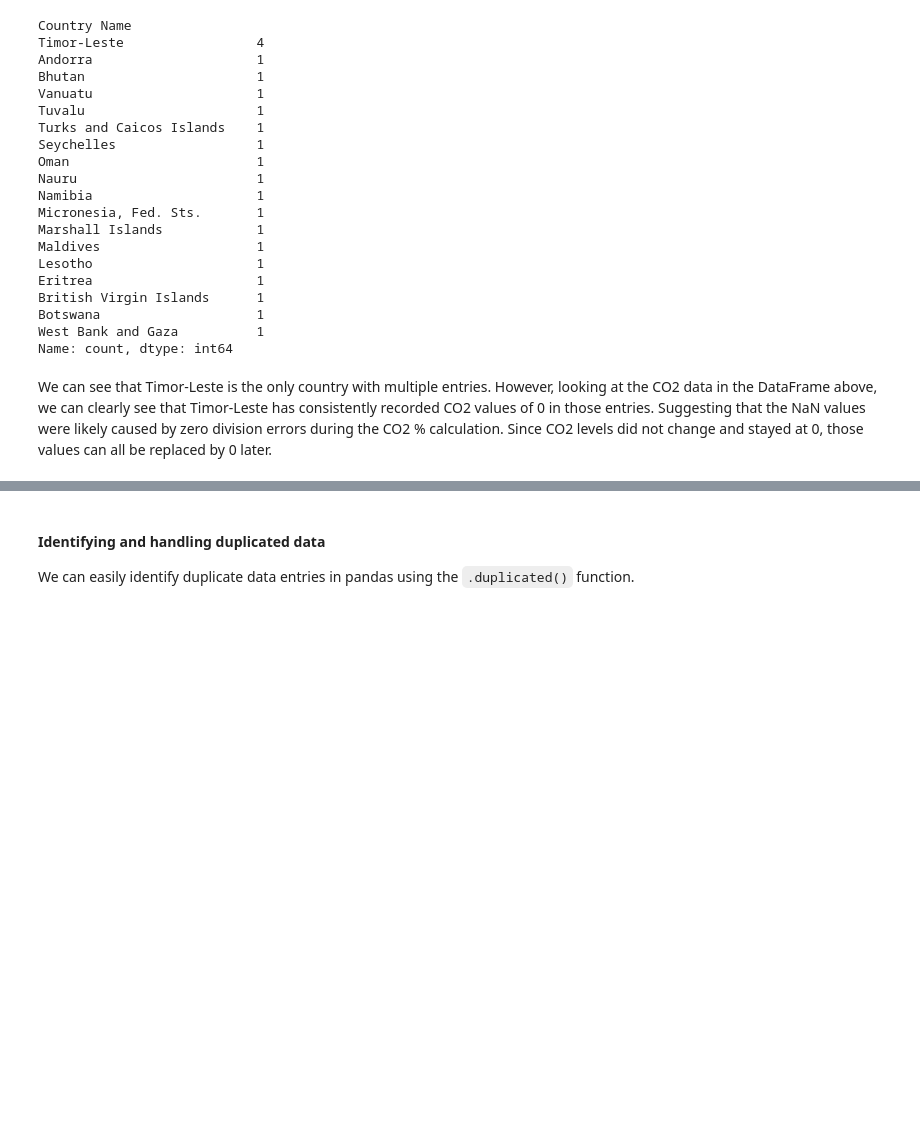
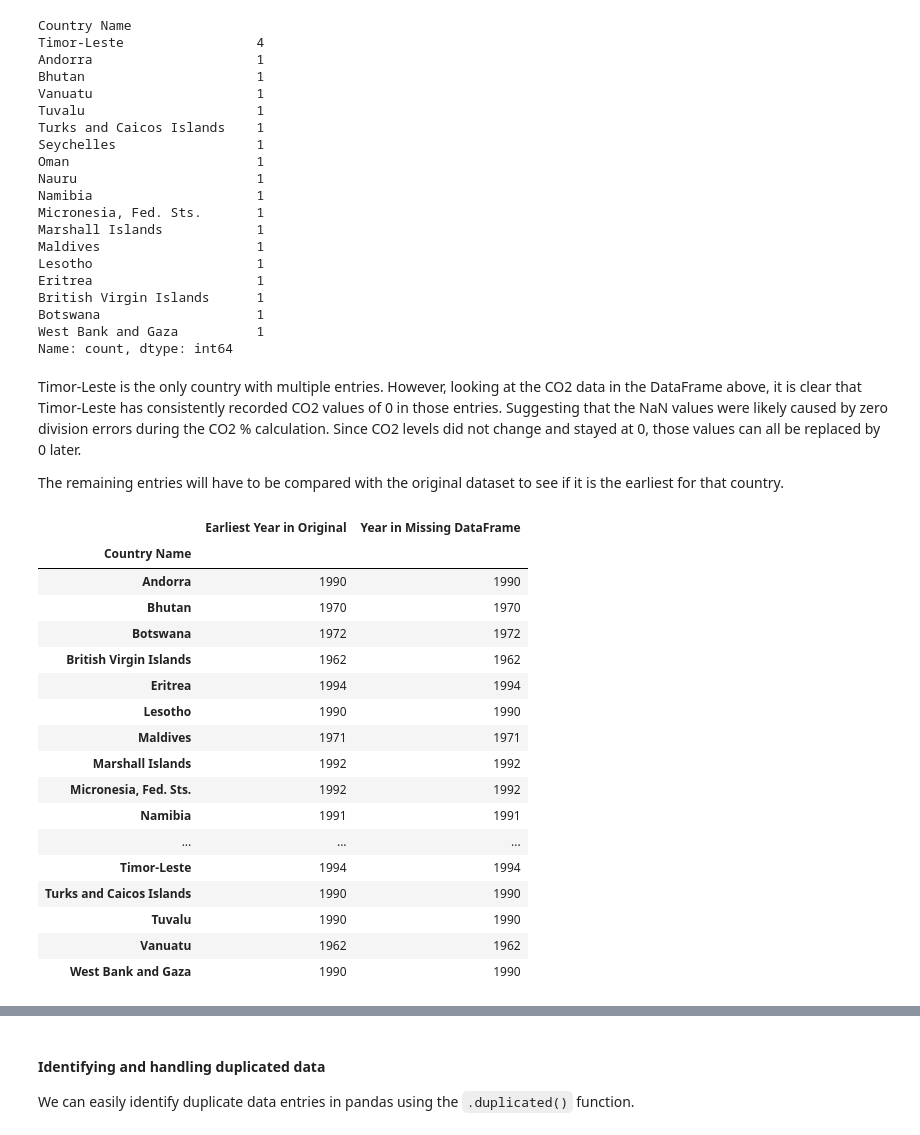
Before and after one commit to Old-Rusty/global-gdp-and-co2-emissions, a Jupyter notebook: jupyter_notebooks/etl.ipynb, the cells around one changed output, grey strips where cells are left out. Cells and saved outputs as stored; diff of their text form; code cells hidden in the pictures; blank space fills up the shorter version.

```diff
--- a/jupyter_notebooks/etl.ipynb
+++ b/jupyter_notebooks/etl.ipynb
@@ -311,4 +311,33 @@ Botswana                    1
 West Bank and Gaza          1
 Name: count, dtype: int64
 # %% [markdown]
-We can see that Timor-Leste is the only country with multiple entries. However, looking at the CO2 data in the DataFrame above, we can clearly see that Timor-Leste has consistently recorded CO2 values of 0 in those entries. Suggesting that the NaN values  were likely caused by zero division errors during the CO2 % calculation. Since CO2 levels did not change and stayed at 0, those values can all be replaced by 0 later.
+Timor-Leste is the only country with multiple entries. However, looking at the CO2 data in the DataFrame above, it is clear that Timor-Leste has consistently recorded CO2 values of 0 in those entries. Suggesting that the NaN values  were likely caused by zero division errors during the CO2 % calculation. Since CO2 levels did not change and stayed at 0, those values can all be replaced by 0 later. <br>
+
+The remaining entries will have to be compared with the original dataset to see if it is the earliest for that country.
+# %%
+missing_names = df_missing_filtered['Country Name'].unique() ## Unique country names with missing values
+filtered_df_by_missing = df[df["Country Name"].isin(missing_names)] ## Filter the orig DataFrame only showing countries in missing_names
+df_orig = filtered_df_by_missing.groupby('Country Name')['Year'].min() ## Earliest year for missing_names in orig dataframe
+df_miss = df_missing_filtered.groupby('Country Name')['Year'].min() ## Earliest year in missing values DataFrame
+df_comparison = pd.DataFrame({'Earliest Year in Original': df_orig,
+                              'Year in Missing DataFrame': df_miss}) ## compare
+df_comparison
+# %% [output]
+|  | Earliest Year in Original | Year in Missing DataFrame |
+| Country Name |  |  |
+| Andorra | 1990 | 1990 |
+| Bhutan | 1970 | 1970 |
+| Botswana | 1972 | 1972 |
+| British Virgin Islands | 1962 | 1962 |
+| Eritrea | 1994 | 1994 |
+| Lesotho | 1990 | 1990 |
+| Maldives | 1971 | 1971 |
+| Marshall Islands | 1992 | 1992 |
+| Micronesia, Fed. Sts. | 1992 | 1992 |
+| Namibia | 1991 | 1991 |
+| ... | ... | ... |
+| Timor-Leste | 1994 | 1994 |
+| Turks and Caicos Islands | 1990 | 1990 |
+| Tuvalu | 1990 | 1990 |
+| Vanuatu | 1962 | 1962 |
+| West Bank and Gaza | 1990 | 1990 |
```
Also changed, not shown: parts of 2 cells of this notebook, 2 other files.
